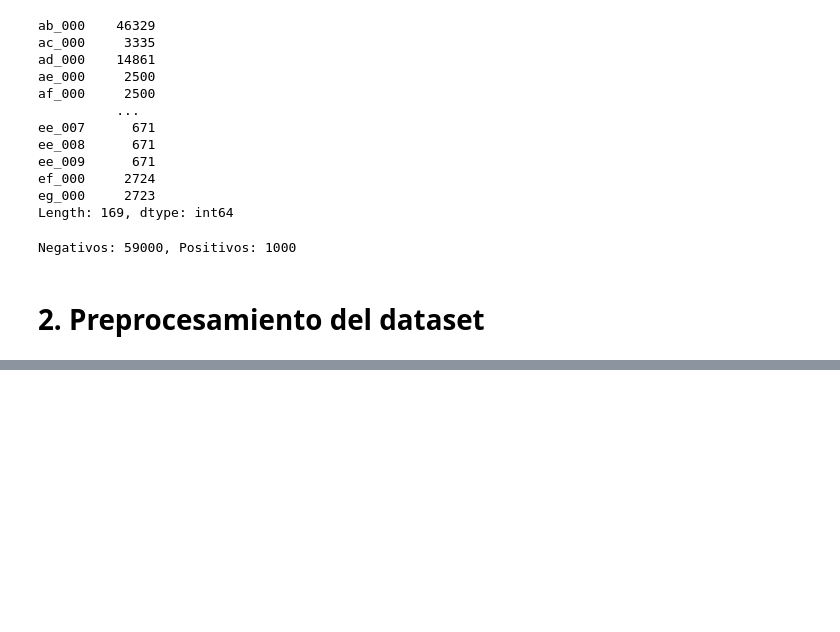
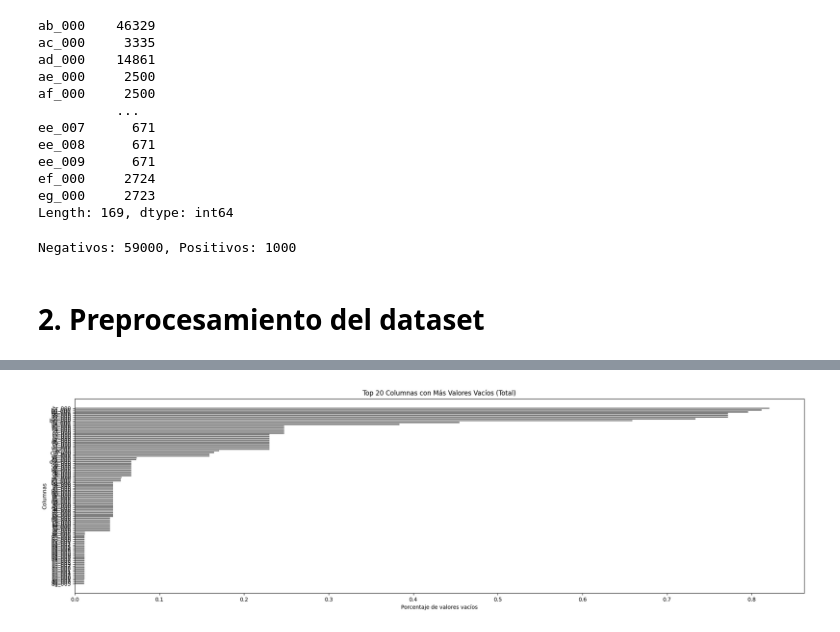
Before and after one commit to marcohinojosag/IA_MKTR, a Jupyter notebook: cod.ipynb, the cells around one changed output, grey strips where cells are left out. Drawn from its saved outputs; the diff is of its cells as text; code cells hidden in the pictures; blank space fills up the shorter version.

```diff
--- a/cod.ipynb
+++ b/cod.ipynb
@@ -107,0 +133,14 @@ Negativos: 59000, Positivos: 1000
+# %%
+cv = (df == "na").sum()/len(df)
+
+top = cv.sort_values(ascending=False).head(100)
+
+plt.figure(figsize=(20, 6))
+plt.barh(top.index[::-1], top.values[::-1], color='gray')
+plt.xlabel('Porcentaje de valores vacíos')
+plt.title('Top 20 Columnas con Más Valores Vacíos (Total)')
+plt.ylabel('Columnas')
+plt.tight_layout()
+plt.show()
+# %% [output]
+[figure, added]
```
Also changed, not shown: parts of 16 cells of this notebook.
